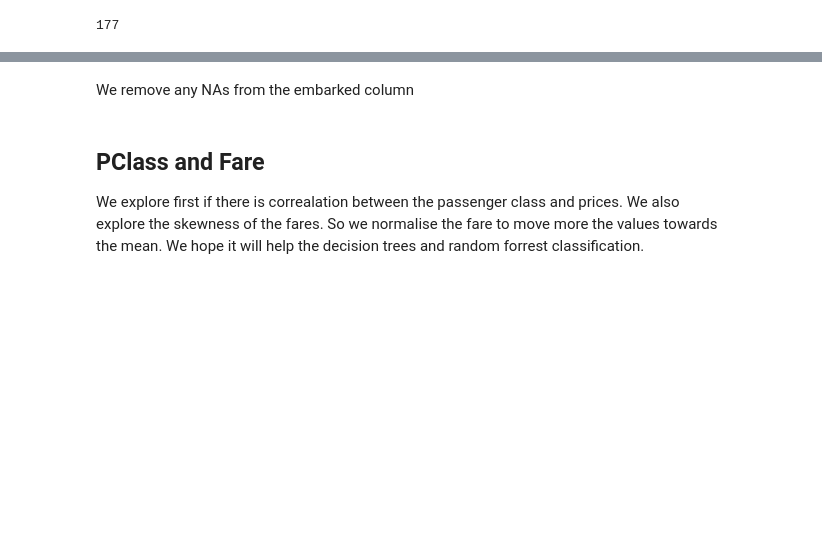
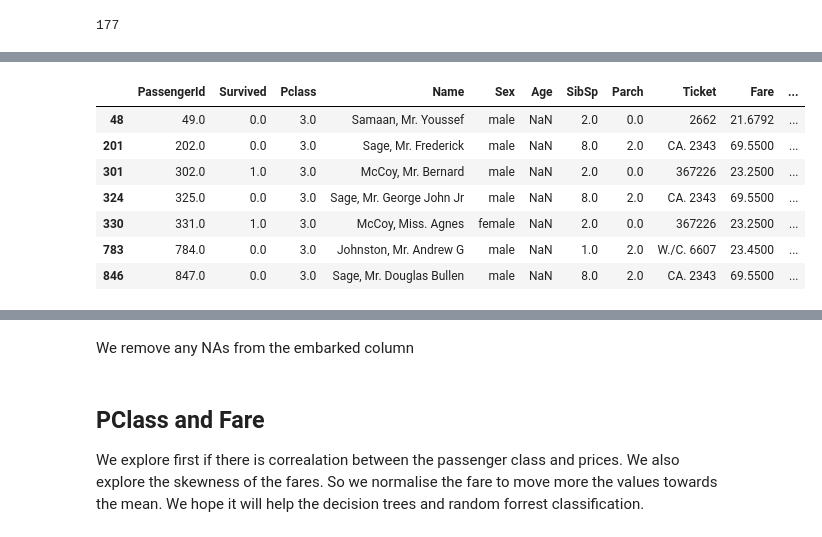
Before and after one commit to patRyserWelch8/KaggleTitanic, a Jupyter notebook: titanic.ipynb, the cells around one changed output, grey strips where cells are left out. Saved outputs shown, nothing was run; the diff lists cells and outputs as text; code cells hidden in the pictures; blank space fills up the shorter version.

```diff
--- a/titanic.ipynb
+++ b/titanic.ipynb
@@ -631,8 +684,6 @@ median age  22.0  mean age  23.006062176165802
 # %%
-filter_rows    = (titanic_train["Age"].notnull()) & (titanic_train["Parch"] < 1.0) & (titanic_train["SibSp"] < 1.0)
+filter_rows    = (titanic_train["Age"] >= 14) & (titanic_train["Parch"] < 1.0) & (titanic_train["SibSp"] < 1.0)
 median_single  = titanic_train.loc[filter_rows, "Age"].median()
 mean_single    = titanic_train.loc[filter_rows, "Age"].mean()
 print("median age ", median_single, " mean age ", mean_single)
-
-titanic_train.loc[filter_rows, :]
 # %% [output]
@@ -652,0 +691,4 @@ median age  29.5  mean age  32.22029702970297
+# %%
+filter_rows    = (titanic_train["Age"].isnull()) & (titanic_train["Parch"] < 1.0) & (titanic_train["SibSp"] < 1.0)
+titanic_train.loc[filter_rows, "Age"] = median_single
+titanic_train.loc[filter_rows, "Age"]
@@ -652,0 +697,6 @@ median age  29.5  mean age  32.22029702970297
+# %%
+filter_rows    = (titanic_train["Age"] >= 14) & (titanic_train["SibSp"] == 1.0) & (titanic_train["Parch"] == 0.0)
+
+median_couple  = titanic_train.loc[filter_rows, "Age"].median()
+mean_couple    = titanic_train.loc[filter_rows, "Age"].mean()
+print("median age ", median_couple, " mean age ", mean_couple)
@@ -652,0 +705,4 @@ median age  29.5  mean age  32.22029702970297
+# %%
+filter_rows    = (titanic_train["Age"].isnull()) & (titanic_train["SibSp"] == 1.0) & (titanic_train["Parch"] == 0.0)
+titanic_train.loc[filter_rows, "Age"] = median_couple
+titanic_train.loc[filter_rows, "Age"]
@@ -653,6 +727,14 @@ median age  29.5  mean age  32.22029702970297
 # %%
-titanic_train.loc[titanic_train["Age"].isnull(),"Age"] = -1.0
-titanic_train.Age.isnull().sum()
+titanic_train.loc[titanic_train.Age.isnull(), :]
+# %% [output]
+|  | PassengerId | Survived | Pclass | Name | Sex | Age | SibSp | Parch | Ticket | Fare | ... |
+| 48 | 49.0 | 0.0 | 3.0 | Samaan, Mr. Youssef | male | NaN | 2.0 | 0.0 | 2662 | 21.6792 | ... |
+| 201 | 202.0 | 0.0 | 3.0 | Sage, Mr. Frederick | male | NaN | 8.0 | 2.0 | CA. 2343 | 69.5500 | ... |
+| 301 | 302.0 | 1.0 | 3.0 | McCoy, Mr. Bernard | male | NaN | 2.0 | 0.0 | 367226 | 23.2500 | ... |
+| 324 | 325.0 | 0.0 | 3.0 | Sage, Mr. George John Jr | male | NaN | 8.0 | 2.0 | CA. 2343 | 69.5500 | ... |
+| 330 | 331.0 | 1.0 | 3.0 | McCoy, Miss. Agnes | female | NaN | 2.0 | 0.0 | 367226 | 23.2500 | ... |
+| 783 | 784.0 | 0.0 | 3.0 | Johnston, Mr. Andrew G | male | NaN | 1.0 | 2.0 | W./C. 6607 | 23.4500 | ... |
+| 846 | 847.0 | 0.0 | 3.0 | Sage, Mr. Douglas Bullen | male | NaN | 8.0 | 2.0 | CA. 2343 | 69.5500 | ... |
 # %%
 titanic_test.loc[titanic_test["Age"].isnull(),"Age"] = -1.0
 titanic_test.Age.isnull().sum()
```
Also changed, not shown: parts of 10 cells of this notebook.
